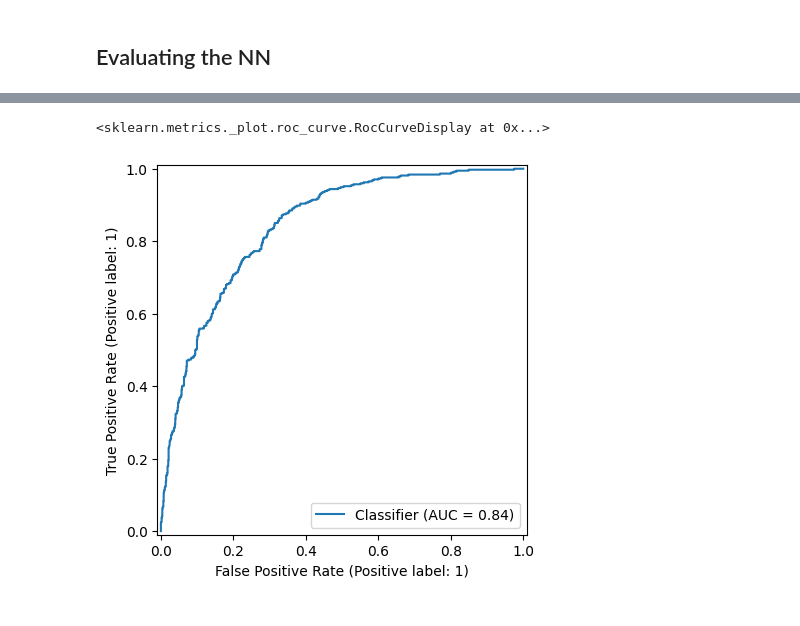
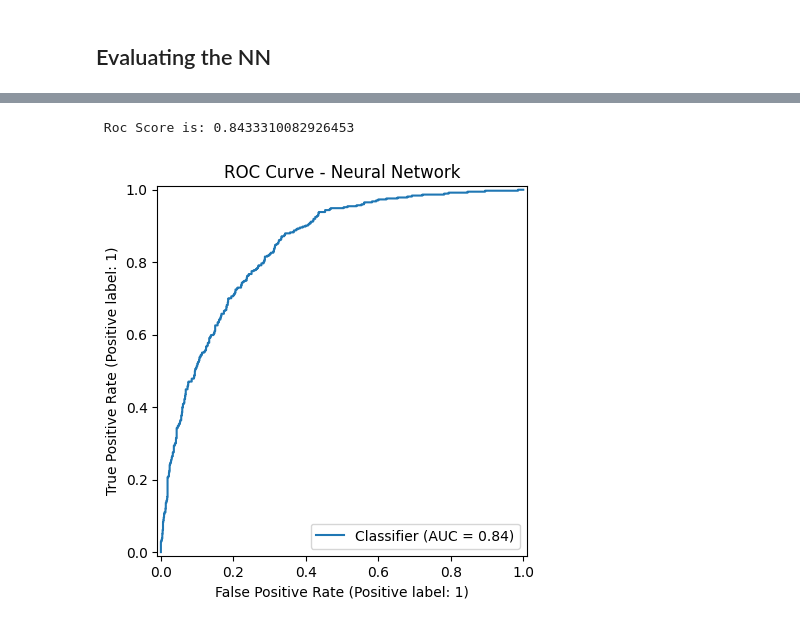
Before and after one commit to savi664/MachineLearningProject, a Jupyter notebook: 2425575.ipynb, the cells around one changed output, grey strips where cells are left out. Drawn from its saved outputs; the diff is of its cells as text; code cells hidden in the pictures.

```diff
--- a/2425575.ipynb
+++ b/2425575.ipynb
@@ -596,6 +609,10 @@ ConfusionMatrixDisplay.from_predictions(y_test,NN_predictions.round())
-# %%
-#Roc curve
-RocCurveDisplay.from_predictions(y_test,NN_predictions)
-# %% [output]
-<sklearn.metrics._plot.roc_curve.RocCurveDisplay at 0x...>
-[figure, removed]
+# %%
+#Roc curve
+NN_probabilities = NN_predictions.flatten()
+print(f" Roc Score is: {roc_auc_score(y_test,NN_probabilities)}")
+RocCurveDisplay.from_predictions(y_test, NN_probabilities)
+plt.title("ROC Curve - Neural Network")
+plt.show()
+# %% [output]
+ Roc Score is: 0.8433310082926453
+[figure, added]
```
Also changed, not shown: parts of 23 cells of this notebook.
